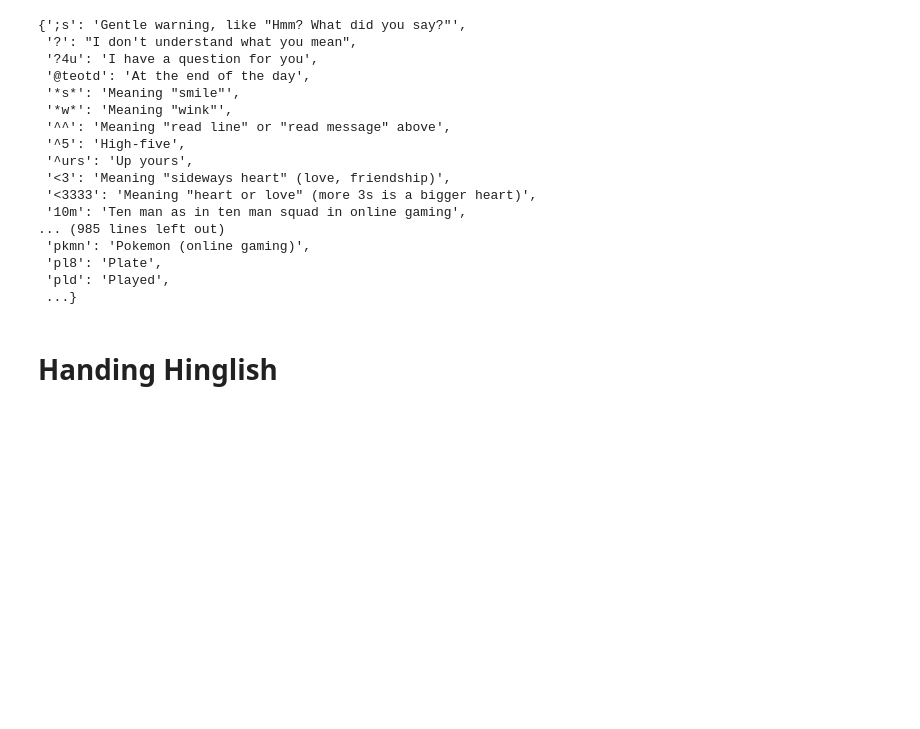
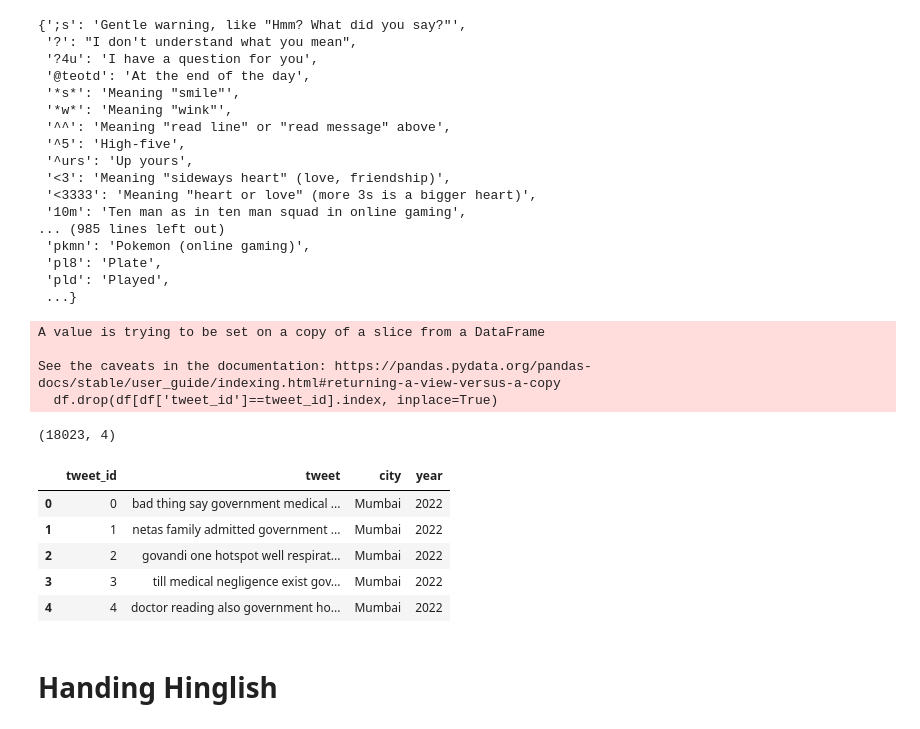
Before and after one commit to arjunality/twitter_data_analysis, a Jupyter notebook: v2/codefiles/data_preprocessing_v2.ipynb, the cells around one changed output. Cells and saved outputs as stored; diff of their text form; code cells hidden in the pictures; blank space fills up the shorter version.

Commit message:
made changes to data preprocessing functions, updated cleaned tweets csv file

```diff
--- a/v2/codefiles/data_preprocessing_v2.ipynb
+++ b/v2/codefiles/data_preprocessing_v2.ipynb
@@ -152,11 +152,11 @@ def removing_links(df):
 def replacing_abbr(df, dictry):
     for tweets in df.loc[:,'tweet']:
 
-        tweet_id = df.loc[df['tweet'] == tweets, 'tweet_id'].values[0]
-        tweets = tweets.split()
-        tweets = [dictry[word] if word in dictry else word for word in tweets]
-        tweets = ' '.join(tweets)
-        df.loc[df['tweet_id']==tweet_id, 'tweet'] = tweets
+          tweet_id = df.loc[df['tweet'] == tweets, 'tweet_id'].values[0]
+          tweets = tweets.split()
+          tweets = [dictry[word] if word in dictry else word for word in tweets]
+          tweets = ' '.join(tweets)
+          df.loc[df['tweet_id']==tweet_id, 'tweet'] = tweets
 
     return df
 
@@ -253,14 +253,14 @@ def lemmatization(df):
 
      return df
 
-def removing_single_characters(df):
+def removing_characters_less_3(df):
      for tweets in df.loc[:,'tweet']:
 
           tokenizer = TweetTokenizer()
           tweet_id = df.loc[df['tweet'] == tweets, 'tweet_id'].values[0]
 
           tokens = tokenizer.tokenize(tweets)
-          filtered_tokens = [word for word in tokens if len(word) > 1]
+          filtered_tokens = [word for word in tokens if len(word) > 2]
           tweets = ' '.join(filtered_tokens)
 
           df.loc[df['tweet_id']==tweet_id, 'tweet'] = tweets
@@ -280,26 +280,39 @@ def removing_duplicates(df):
      df = df.drop_duplicates(subset=['tweet'])
      return df
 
-def data_preprocessing(df):
+def data_preprocessing(df, dictry):
 
      df = removing_links(df)
+     df = replacing_abbr(df, dictry)
      df = contractions_handling(df)
      df = adding_space_bw_words_punc(df)
      df = removing_hashtags_mentions(df)
      df = removing_punctuations_emojis(df)
-     df = removing_numbers(df)
+     # df = removing_numbers(df)
      df = lemmatization(df)
      df = removing_stopwords(df)
-     df = removing_single_characters(df)
+     df = removing_characters_less_3(df)
      df = removing_tweets_less_5(df)
      df = removing_duplicates(df)
      df.reset_index(drop=True, inplace=True)
 
      return df
 # %%
-tweets_cleaned_df = data_preprocessing(tweets_no_dupl_df)
+tweets_cleaned_df = data_preprocessing(tweets_no_dupl_df, abbs_dict)
 print(tweets_cleaned_df.shape)
 tweets_cleaned_df.head()
+# %% [output]
+A value is trying to be set on a copy of a slice from a DataFrame
+
+See the caveats in the documentation: https://pandas.pydata.org/pandas-docs/stable/user_guide/indexing.html#returning-a-view-versus-a-copy
+  df.drop(df[df['tweet_id']==tweet_id].index, inplace=True)
+(18023, 4)
+|  | tweet_id | tweet | city | year |
+| 0 | 0 | bad thing say government medical ... | Mumbai | 2022 |
+| 1 | 1 | netas family admitted government ... | Mumbai | 2022 |
+| 2 | 2 | govandi one hotspot well respirat... | Mumbai | 2022 |
+| 3 | 3 | till medical negligence exist gov... | Mumbai | 2022 |
+| 4 | 4 | doctor reading also government ho... | Mumbai | 2022 |
 # %%
 # creating csv of cleaned dataset
 pd.DataFrame.to_csv(tweets_cleaned_df, '/Users/nitanshjain/Documents/Projects/Twitter_Data_Analysis/v2/data/tweets_cleaned_v2.csv', index=False)
```
Also changed, not shown: 2 other files.
